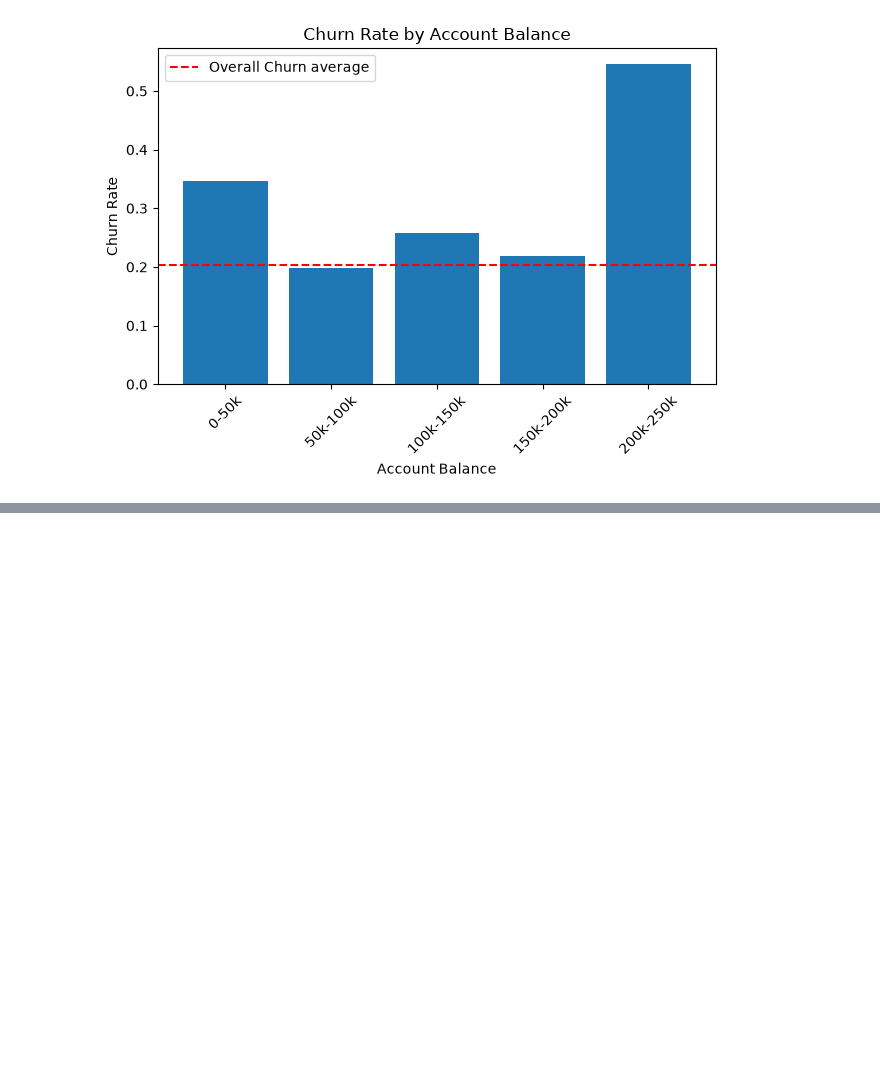
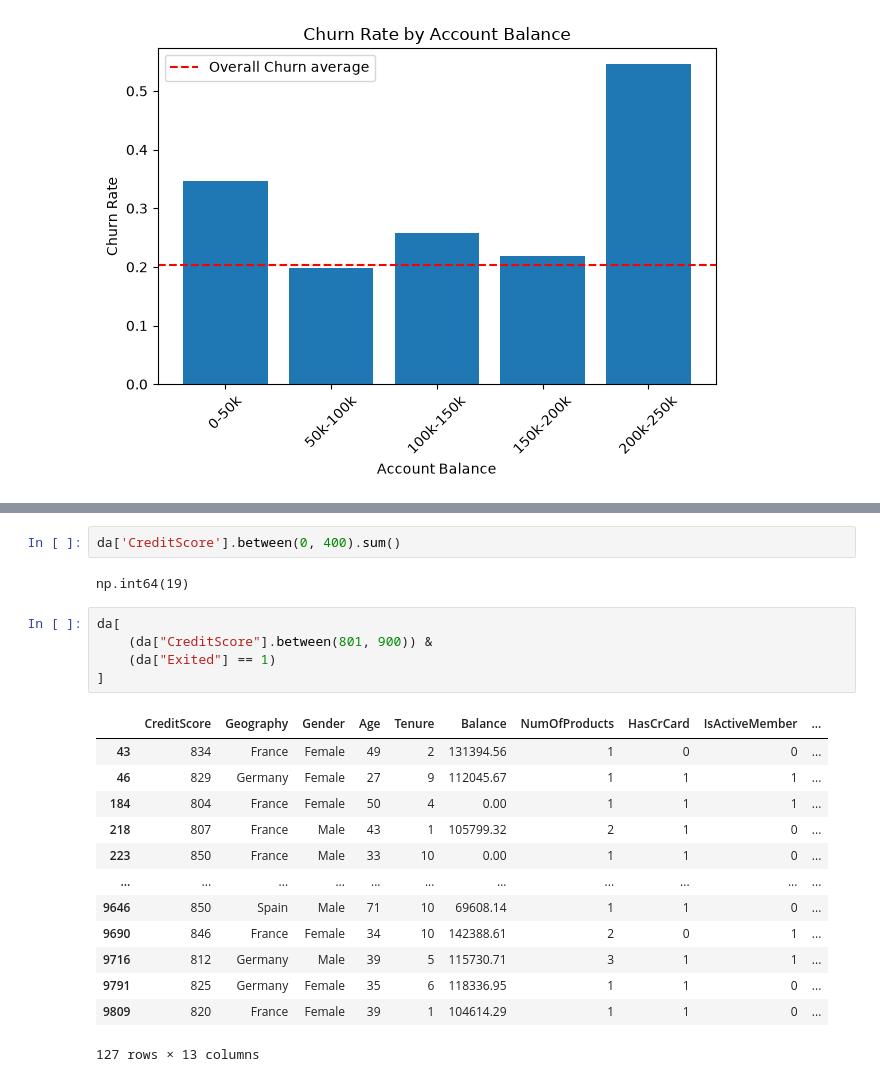
Before and after one commit to olaoluwacode/UD_Customer_Churn_Prediction, a Jupyter notebook: eda.ipynb, the cells around one changed output, grey strips where cells are left out. Saved outputs shown, nothing was run; the diff lists cells and outputs as text; blank space fills up the shorter version.

```diff
--- a/eda.ipynb
+++ b/eda.ipynb
@@ -392,0 +364,23 @@ plt.show()
+# %%
+da['CreditScore'].between(0, 400).sum()
+# %% [output]
+np.int64(19)
+# %%
+da[
+    (da["CreditScore"].between(801, 900)) &
+    (da["Exited"] == 1)
+]
+# %% [output]
+|  | CreditScore | Geography | Gender | Age | Tenure | Balance | NumOfProducts | HasCrCard | IsActiveMember | ... |
+| 43 | 834 | France | Female | 49 | 2 | 131394.56 | 1 | 0 | 0 | ... |
+| 46 | 829 | Germany | Female | 27 | 9 | 112045.67 | 1 | 1 | 1 | ... |
+| 184 | 804 | France | Female | 50 | 4 | 0.00 | 1 | 1 | 1 | ... |
+| 218 | 807 | France | Male | 43 | 1 | 105799.32 | 2 | 1 | 0 | ... |
+| 223 | 850 | France | Male | 33 | 10 | 0.00 | 1 | 1 | 0 | ... |
+| ... | ... | ... | ... | ... | ... | ... | ... | ... | ... | ... |
+| 9646 | 850 | Spain | Male | 71 | 10 | 69608.14 | 1 | 1 | 0 | ... |
+| 9690 | 846 | France | Female | 34 | 10 | 142388.61 | 2 | 0 | 1 | ... |
+| 9716 | 812 | Germany | Male | 39 | 5 | 115730.71 | 3 | 1 | 1 | ... |
+| 9791 | 825 | Germany | Female | 35 | 6 | 118336.95 | 1 | 1 | 0 | ... |
+| 9809 | 820 | France | Female | 39 | 1 | 104614.29 | 1 | 1 | 0 | ... |
+127 rows × 13 columns
```
Also changed, not shown: parts of 6 cells of this notebook.
